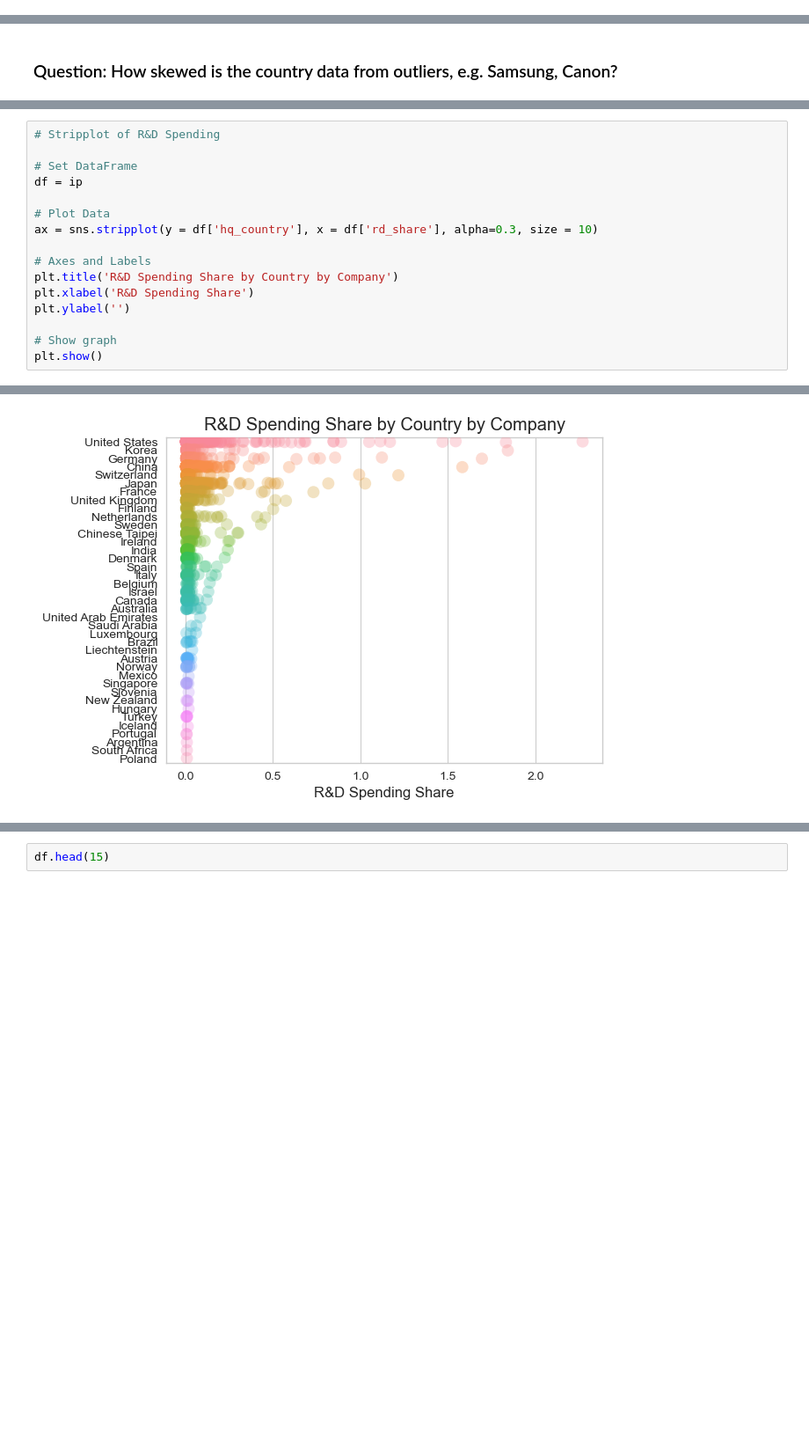
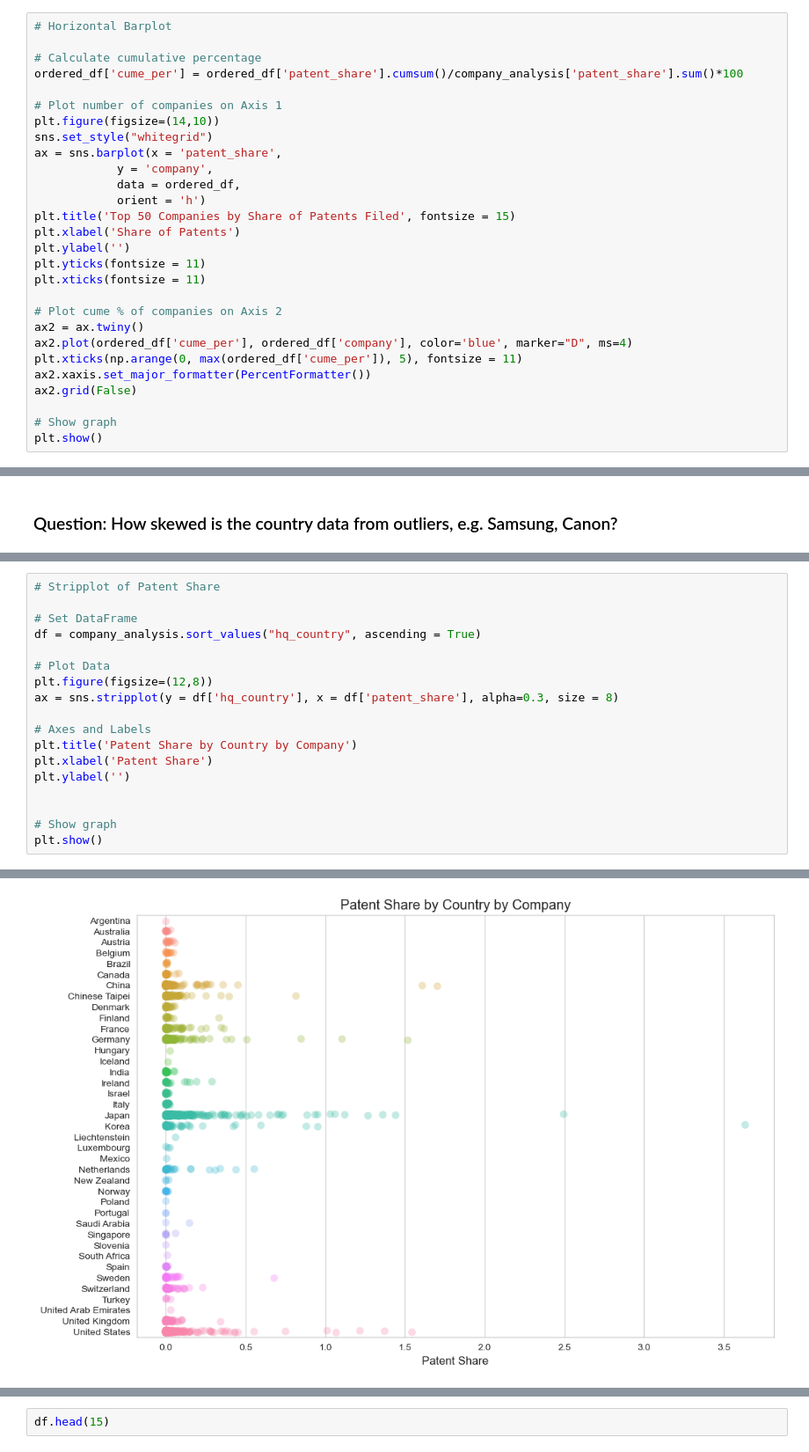
Before and after one commit to bassoonelephant/ip-productivity, a Jupyter notebook: ip_workbench.ipynb, the cells around one changed output, grey strips where cells are left out. Shown at 88% size. Drawn from its saved outputs; the diff is of its cells as text; blank space fills up the shorter version.

Commit message:
Small edits + new charts for dist. of companies by country

```diff
--- a/ip_workbench.ipynb
+++ b/ip_workbench.ipynb
@@ -855,3 +881,31 @@ ax2.grid(False)
 plt.show()
 # %% [output]
 [figure]
+# %%
+# Horizontal Barplot
+
+# Calculate cumulative percentage
+ordered_df['cume_per'] = ordered_df['patent_share'].cumsum()/company_analysis['patent_share'].sum()*100
+
+# Plot number of companies on Axis 1
+plt.figure(figsize=(14,10))
+sns.set_style("whitegrid")
+ax = sns.barplot(x = 'patent_share',
+            y = 'company',
+            data = ordered_df,
+            orient = 'h')
+plt.title('Top 50 Companies by Share of Patents Filed', fontsize = 15)
+plt.xlabel('Share of Patents')
+plt.ylabel('')
+plt.yticks(fontsize = 11)
+plt.xticks(fontsize = 11)
+
+# Plot cume % of companies on Axis 2
+ax2 = ax.twiny()
+ax2.plot(ordered_df['cume_per'], ordered_df['company'], color='blue', marker="D", ms=4)
+plt.xticks(np.arange(0, max(ordered_df['cume_per']), 5), fontsize = 11)
+ax2.xaxis.set_major_formatter(PercentFormatter())
+ax2.grid(False)
+
+# Show graph
+plt.show()
@@ -860,16 +982,18 @@ plt.show()
 # %%
-# Stripplot of R&D Spending
+# Stripplot of Patent Share
 
 # Set DataFrame
-df = ip
+df = company_analysis.sort_values("hq_country", ascending = True)
 
 # Plot Data
-ax = sns.stripplot(y = df['hq_country'], x = df['rd_share'], alpha=0.3, size = 10)
+plt.figure(figsize=(12,8))
+ax = sns.stripplot(y = df['hq_country'], x = df['patent_share'], alpha=0.3, size = 8)
 
 # Axes and Labels
-plt.title('R&D Spending Share by Country by Company')
-plt.xlabel('R&D Spending Share')
+plt.title('Patent Share by Country by Company')
+plt.xlabel('Patent Share')
 plt.ylabel('')
+
 
 # Show graph
 plt.show()
@@ -877 +1002 @@ plt.show()
-[figure, old version]
+[figure, new version]
```
Also changed, not shown: parts of 12 cells of this notebook.
